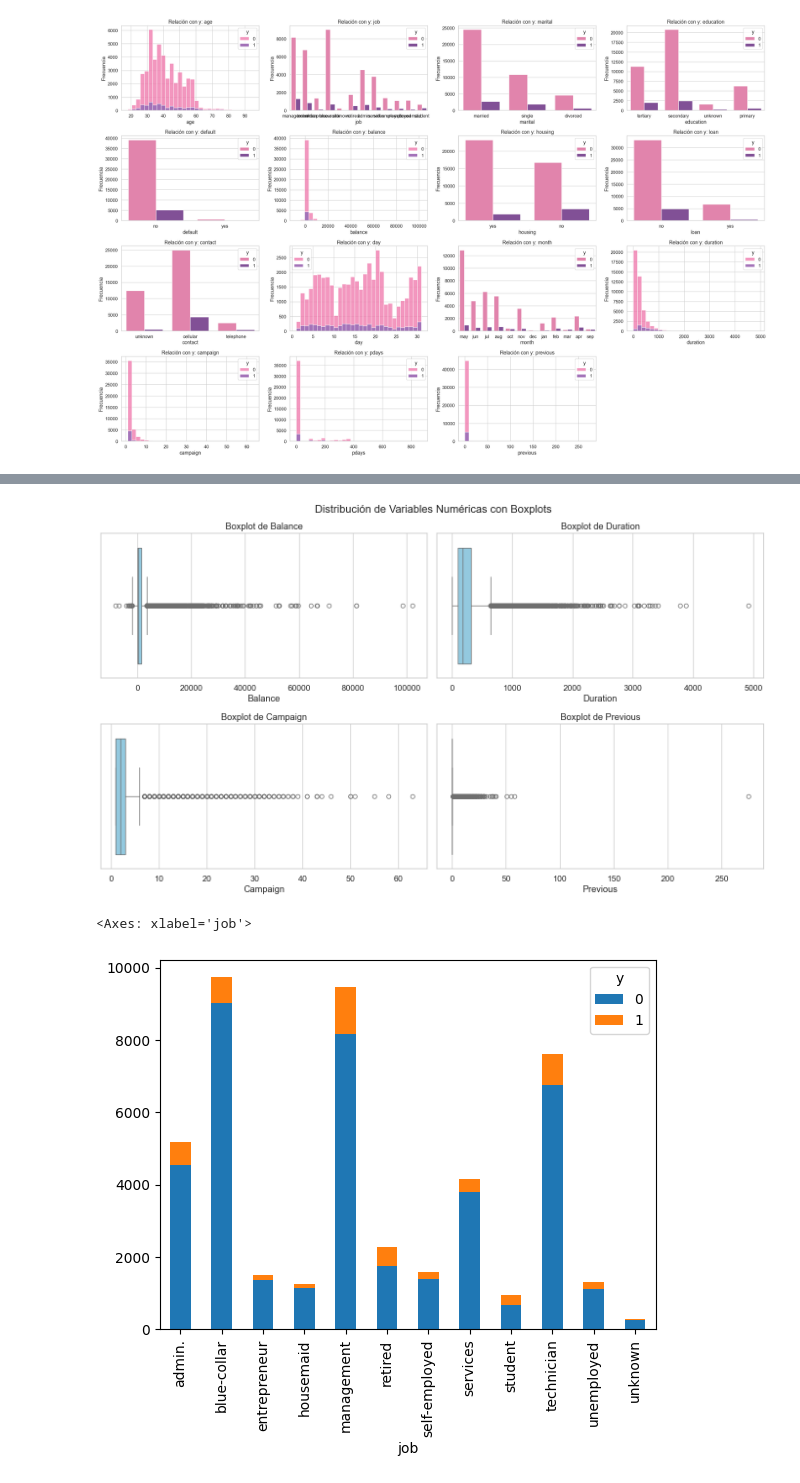
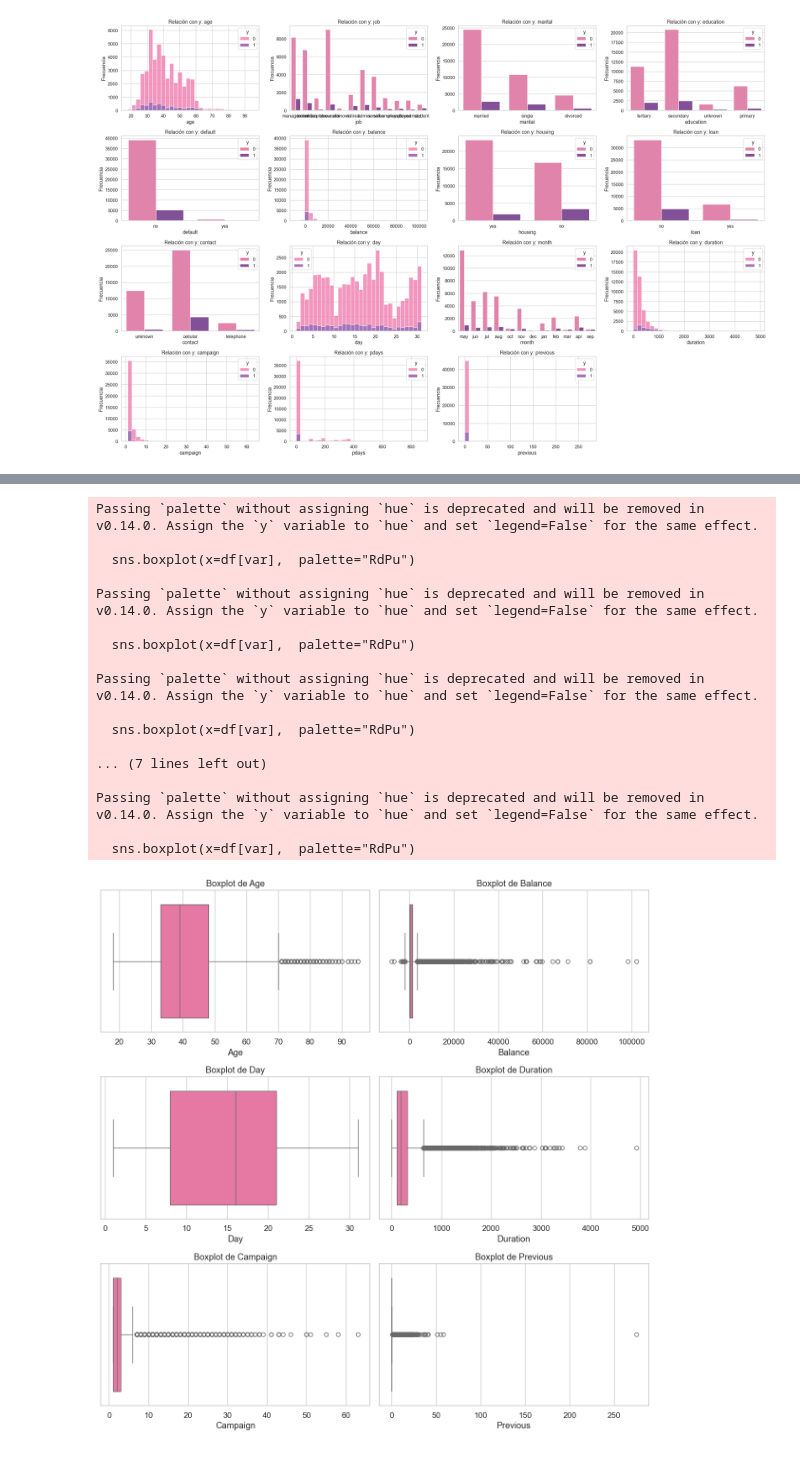
Before and after one commit to cflorido/banking-subscription-prediction, a Jupyter notebook: AnalisisDatos.ipynb, the cells around one changed output, grey strips where cells are left out. Drawn from its saved outputs; the diff is of its cells as text; code cells hidden in the pictures.

```diff
--- a/AnalisisDatos.ipynb
+++ b/AnalisisDatos.ipynb
@@ -413,28 +403,45 @@ plt.show()
-# %%
-import matplotlib.pyplot as plt
-import seaborn as sns
-
-# Configuración de estilo
-sns.set(style="whitegrid", palette="pastel", font_scale=1.1)
-plt.figure(figsize=(14, 8))
-
-# Selección de variables para boxplots
-variables = ['balance', 'duration', 'campaign', 'previous']
-
-# Gráfico de boxplot para múltiples variables numéricas
-for i, var in enumerate(variables, 1):
-    plt.subplot(2, 2, i)
-    sns.boxplot(x=df[var], color="skyblue")
-    plt.title(f"Boxplot de {var.capitalize()}")
-    plt.xlabel(var.capitalize())
-
-plt.tight_layout()
-plt.suptitle("Distribución de Variables Numéricas con Boxplots", y=1.02)
-plt.show()
-# %% [output]
-[figure, removed]
-# %%
-df.groupby(['job', 'y']).size().unstack().plot(kind='bar', stacked=True)
-# %% [output]
-<Axes: xlabel='job'>
-[figure, removed]
+# %%
+import matplotlib.pyplot as plt
+import seaborn as sns
+import math
+
+# Lista de variables numéricas para las que quieres crear boxplots
+variables = ['age', 'balance', 'day', 'duration', 'campaign', 'previous']
+
+# Calcular las filas y columnas necesarias para acomodar todas las variables
+num_vars = len(variables)
+cols = 2  # Puedes ajustarlo si deseas más columnas
+rows = math.ceil(num_vars / cols)
+
+# Configurar el tamaño de la figura
+plt.figure(figsize=(cols * 6, rows * 4))
+
+# Crear un boxplot para cada variable numérica
+for i, var in enumerate(variables, 1):
+    plt.subplot(rows, cols, i)
+    sns.boxplot(x=df[var],  palette="RdPu")
+    plt.title(f"Boxplot de {var.capitalize()}")
+    plt.xlabel(var.capitalize())
+
+# Ajustar el diseño para evitar solapamiento
+plt.tight_layout()
+plt.show()
+# %% [output]
+Passing `palette` without assigning `hue` is deprecated and will be removed in v0.14.0. Assign the `y` variable to `hue` and set `legend=False` for the same effect.
+
+  sns.boxplot(x=df[var],  palette="RdPu")
+
+Passing `palette` without assigning `hue` is deprecated and will be removed in v0.14.0. Assign the `y` variable to `hue` and set `legend=False` for the same effect.
+
+  sns.boxplot(x=df[var],  palette="RdPu")
+
+Passing `palette` without assigning `hue` is deprecated and will be removed in v0.14.0. Assign the `y` variable to `hue` and set `legend=False` for the same effect.
+
+  sns.boxplot(x=df[var],  palette="RdPu")
+
+... (7 lines left out)
+
+Passing `palette` without assigning `hue` is deprecated and will be removed in v0.14.0. Assign the `y` variable to `hue` and set `legend=False` for the same effect.
+
+  sns.boxplot(x=df[var],  palette="RdPu")
+[figure, added]
```
Also changed, not shown: parts of 7 cells of this notebook.
